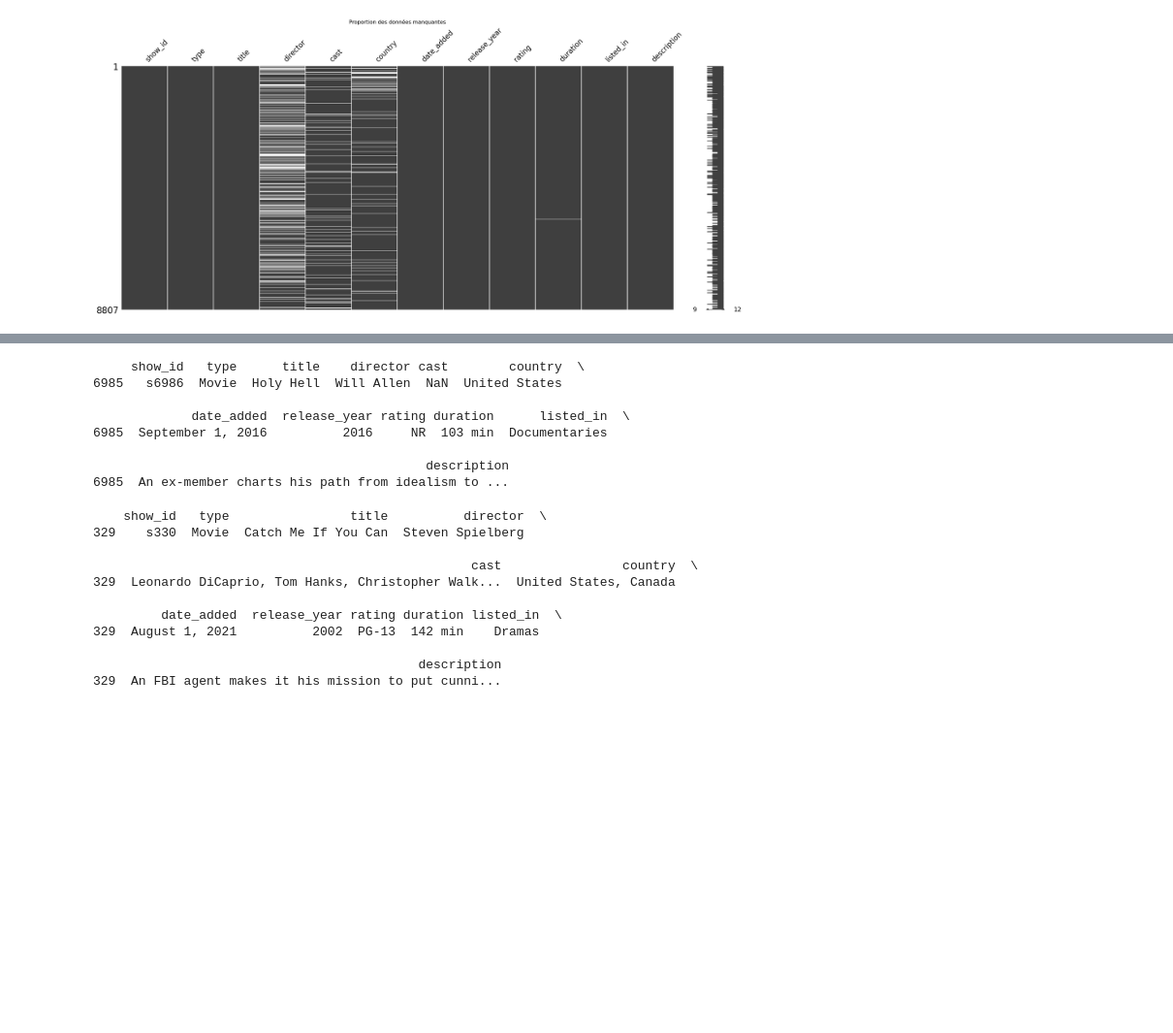
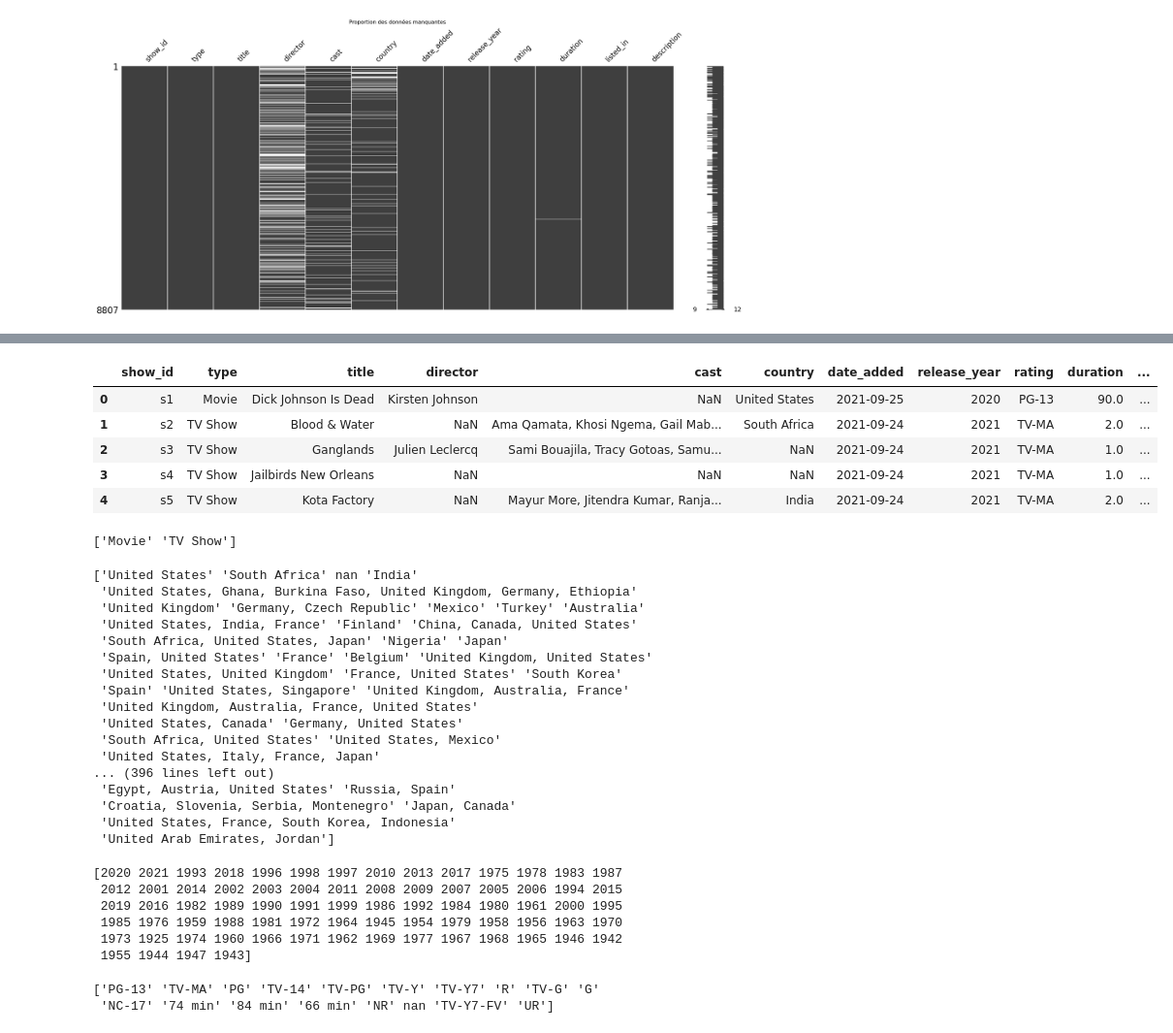
Before and after one commit to leo-carrey/Netflix-Insights, a Jupyter notebook: Netflix_Data_Analysis.ipynb, the cells around one changed output, grey strips where cells are left out. Shown at 97% size. Saved outputs shown, nothing was run; the diff lists cells and outputs as text; code cells hidden in the pictures; blank space fills up the shorter version.

```diff
--- a/Netflix_Data_Analysis.ipynb
+++ b/Netflix_Data_Analysis.ipynb
@@ -106,25 +159,48 @@ plt.show()
+# %%
+data_frame["listed_in"] = data_frame["listed_in"].str.split(', ')
+data_frame.head()
+# %% [output]
+|  | show_id | type | title | director | cast | country | date_added | release_year | rating | duration | ... |
+| 0 | s1 | Movie | Dick Johnson Is Dead | Kirsten Johnson | NaN | United States | 2021-09-25 | 2020 | PG-13 | 90.0 | ... |
+| 1 | s2 | TV Show | Blood & Water | NaN | Ama Qamata, Khosi Ngema, Gail Mab... | South Africa | 2021-09-24 | 2021 | TV-MA | 2.0 | ... |
+| 2 | s3 | TV Show | Ganglands | Julien Leclercq | Sami Bouajila, Tracy Gotoas, Samu... | NaN | 2021-09-24 | 2021 | TV-MA | 1.0 | ... |
+| 3 | s4 | TV Show | Jailbirds New Orleans | NaN | NaN | NaN | 2021-09-24 | 2021 | TV-MA | 1.0 | ... |
+| 4 | s5 | TV Show | Kota Factory | NaN | Mayur More, Jitendra Kumar, Ranja... | India | 2021-09-24 | 2021 | TV-MA | 2.0 | ... |
 # %%
-print(data_frame.sample())
+print(data_frame['type'].unique())
 # %% [output]
-     show_id   type      title    director cast        country  \
-6985   s6986  Movie  Holy Hell  Will Allen  NaN  United States
-
-             date_added  release_year rating duration      listed_in  \
-6985  September 1, 2016          2016     NR  103 min  Documentaries
-
-                                            description
-6985  An ex-member charts his path from idealism to ...
+['Movie' 'TV Show']
-# %%
-print(data_frame[data_frame['title'] == 'Catch Me If You Can'])
-# %% [output]
-    show_id   type                title          director  \
-329    s330  Movie  Catch Me If You Can  Steven Spielberg
-
-                                                  cast                country  \
-329  Leonardo DiCaprio, Tom Hanks, Christopher Walk...  United States, Canada
-
-         date_added  release_year rating duration listed_in  \
-329  August 1, 2021          2002  PG-13  142 min    Dramas
-
-                                           description
-329  An FBI agent makes it his mission to put cunni...
+# %%
+print(data_frame['country'].unique())
+# %% [output]
+['United States' 'South Africa' nan 'India'
+ 'United States, Ghana, Burkina Faso, United Kingdom, Germany, Ethiopia'
+ 'United Kingdom' 'Germany, Czech Republic' 'Mexico' 'Turkey' 'Australia'
+ 'United States, India, France' 'Finland' 'China, Canada, United States'
+ 'South Africa, United States, Japan' 'Nigeria' 'Japan'
+ 'Spain, United States' 'France' 'Belgium' 'United Kingdom, United States'
+ 'United States, United Kingdom' 'France, United States' 'South Korea'
+ 'Spain' 'United States, Singapore' 'United Kingdom, Australia, France'
+ 'United Kingdom, Australia, France, United States'
+ 'United States, Canada' 'Germany, United States'
+ 'South Africa, United States' 'United States, Mexico'
+ 'United States, Italy, France, Japan'
+... (396 lines left out)
+ 'Egypt, Austria, United States' 'Russia, Spain'
+ 'Croatia, Slovenia, Serbia, Montenegro' 'Japan, Canada'
+ 'United States, France, South Korea, Indonesia'
+ 'United Arab Emirates, Jordan']
+# %%
+print(data_frame['release_year'].unique())
+# %% [output]
+[2020 2021 1993 2018 1996 1998 1997 2010 2013 2017 1975 1978 1983 1987
+ 2012 2001 2014 2002 2003 2004 2011 2008 2009 2007 2005 2006 1994 2015
+ 2019 2016 1982 1989 1990 1991 1999 1986 1992 1984 1980 1961 2000 1995
+ 1985 1976 1959 1988 1981 1972 1964 1945 1954 1979 1958 1956 1963 1970
+ 1973 1925 1974 1960 1966 1971 1962 1969 1977 1967 1968 1965 1946 1942
+ 1955 1944 1947 1943]
+# %%
+print(data_frame['rating'].unique())
+# %% [output]
+['PG-13' 'TV-MA' 'PG' 'TV-14' 'TV-PG' 'TV-Y' 'TV-Y7' 'R' 'TV-G' 'G'
+ 'NC-17' '74 min' '84 min' '66 min' 'NR' nan 'TV-Y7-FV' 'UR']
```
Also changed, not shown: parts of 12 cells of this notebook.
